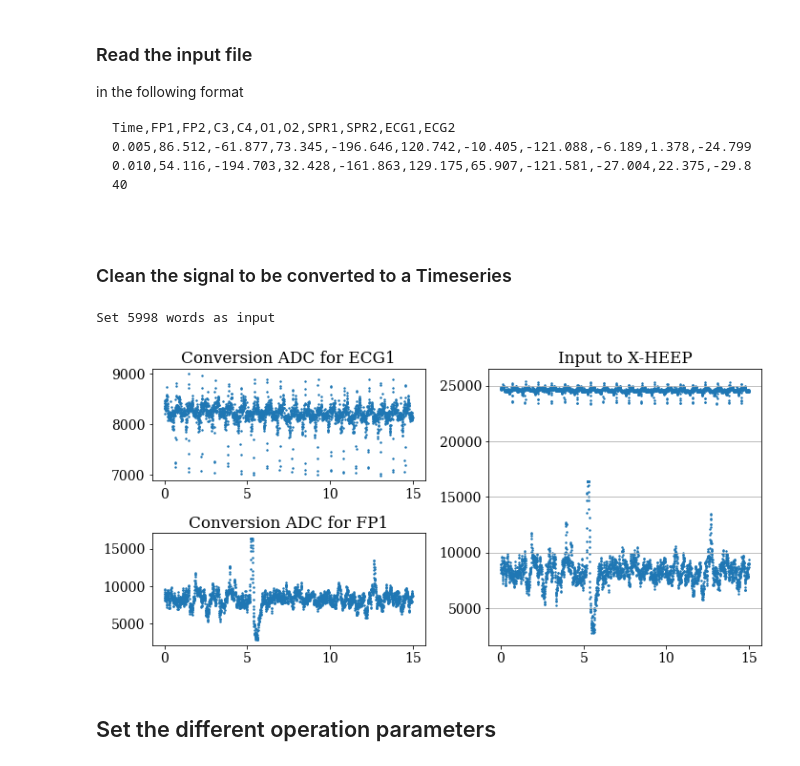
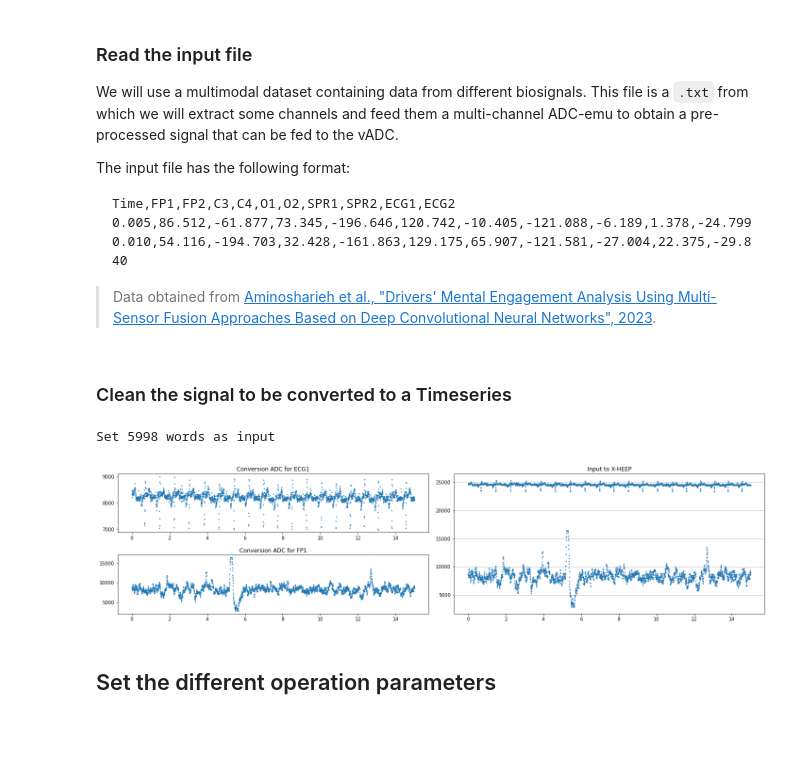
Before and after one commit to esl-epfl/x-heep-femu-sdk, a Jupyter notebook: sw/arm/jupyter_notebooks/vadc_example/vadc_example.ipynb, the cells around one changed output. Drawn from its saved outputs; the diff is of its cells as text; code cells hidden in the pictures; blank space fills up the shorter version.

````diff
--- a/sw/arm/jupyter_notebooks/vadc_example/vadc_example.ipynb
+++ b/sw/arm/jupyter_notebooks/vadc_example/vadc_example.ipynb
@@ -73,10 +68,16 @@ def add_to_plot(series, row, col, channel_count, alpha=1):
     processes.append(series)
 # %% [markdown]
 ### Read the input file
-in the following format
 
+We will use a multimodal dataset containing data from different biosignals. This file is a `.txt` from which we will extract some channels and feed them a multi-channel ADC-emu to obtain a pre-processed signal that can be fed to the vADC.
+
+The input file has the following format:
 ```
 Time,FP1,FP2,C3,C4,O1,O2,SPR1,SPR2,ECG1,ECG2
 0.005,86.512,-61.877,73.345,-196.646,120.742,-10.405,-121.088,-6.189,1.378,-24.799
 0.010,54.116,-194.703,32.428,-161.863,129.175,65.907,-121.581,-27.004,22.375,-29.840
+```
+
+
+> Data obtained from [Aminosharieh et al., "Drivers' Mental Engagement Analysis Using Multi-Sensor Fusion Approaches Based on Deep Convolutional Neural Networks", 2023](https://www.mdpi.com/1424-8220/23/17/7346).
 # %%
@@ -87,17 +92,10 @@ data = np.asarray([[float(f) for f in l.split(',')] for l in y])
 # %% [markdown]
 ### Clean the signal to be converted to a Timeseries
 # %%
-# Get the channel values
-channels = []
-for i in range(len(titles)):
-    channels.append([row[i] for row in data])
-
-
-# Generate a timescale
-time = channels[0]
-channels = channels[1:]
-titles = titles[1:]
-T_s = time[1] - time[0]
+time = channels[0]          # Extract the timestamps
+channels = channels[1:]     # Remove the "Time" channel to keep only the channel values
+titles = titles[1:]         # Remove the "Time" title to keep only the title of the channels
+T_s = time[1] - time[0]     # Compute the
 f_Hz = 1/T_s
 
 # Crop the signal to a certain lenght
@@ -121,17 +122,20 @@ ADC_CH_DATA_MASK            = (1 << ADC_RESOLUTION_BITS) -1
 # %%
-fig = plt.figure(figsize=(10,5))
+fig = plt.figure(figsize=(20,5))
+
+indexes = [titles.index(element) for element in channels_to_plot]
+channel_count = len(indexes)
 
 adc_channels = []
 for ch_idx, ch_count in zip(indexes, range(len(indexes))):
-
-    adc_channels.append( ADC( name      = f"ADC for {titles[ch_idx]}",
-                            units       = "uV",
-                            f_sample_Hz = f_Hz,
-                            ampl_bits   = ADC_RESOLUTION_BITS,
-                            dynRange    = [-1500, 1500],
-                            series      =  Timeseries(f"{titles[ch_idx]}",
-                                                      channels[ch_idx],
-                                                      length_s = length_s)
+    adc_channels.append( ADC(   name        = f"ADC for {titles[ch_idx]}",
+                                units       = "uV",
+                                f_sample_Hz = f_Hz,
+                                ampl_bits   = ADC_RESOLUTION_BITS,
+                                dynRange    = [-1500, 1500],
+                                series      =  Timeseries(  f"{titles[ch_idx]}",
+                                                            channels[ch_idx],
+                                                            length_s = length_s
+                                                        )
                             )
                         )
     add_to_plot(adc_channels[ch_count].conversion, channel_count - ch_count -1, 0, channel_count)
@@ -157,12 +161,12 @@ GENERAL PLOT SETTINGS
 plt.title("Input to X-HEEP")
 plt.rcParams["font.family"] = "serif"
 plt.rcParams["font.size"] = 14
 plt.subplots_adjust(hspace=2)
 plt.grid(axis='y', which='both')
 plt.tight_layout()
 plt.show()
 # %% [output]
 Set 5998 words as input
-[figure, old version]
+[figure, new version]
 # %% [markdown]
 ## Set the different operation parameters
````
Also changed, not shown: parts of 11 cells of this notebook.
